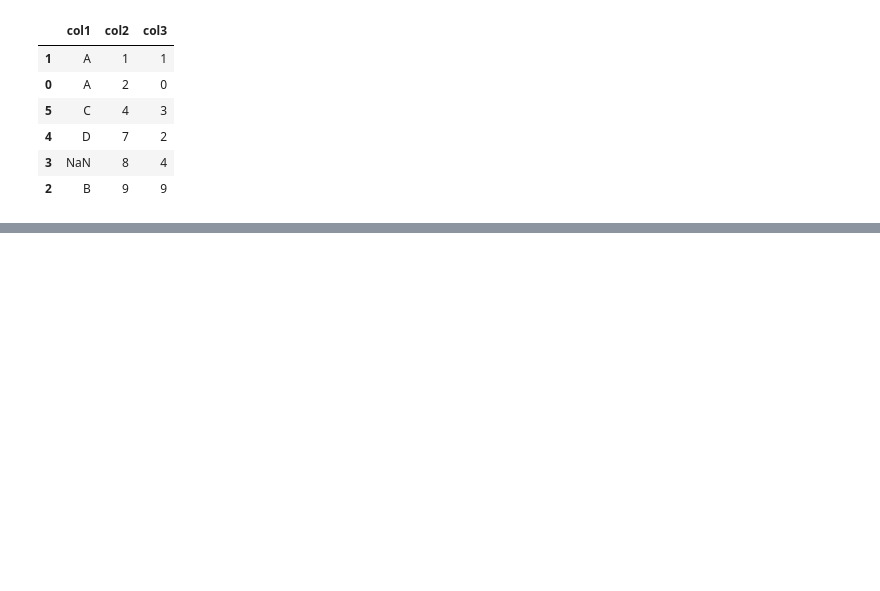
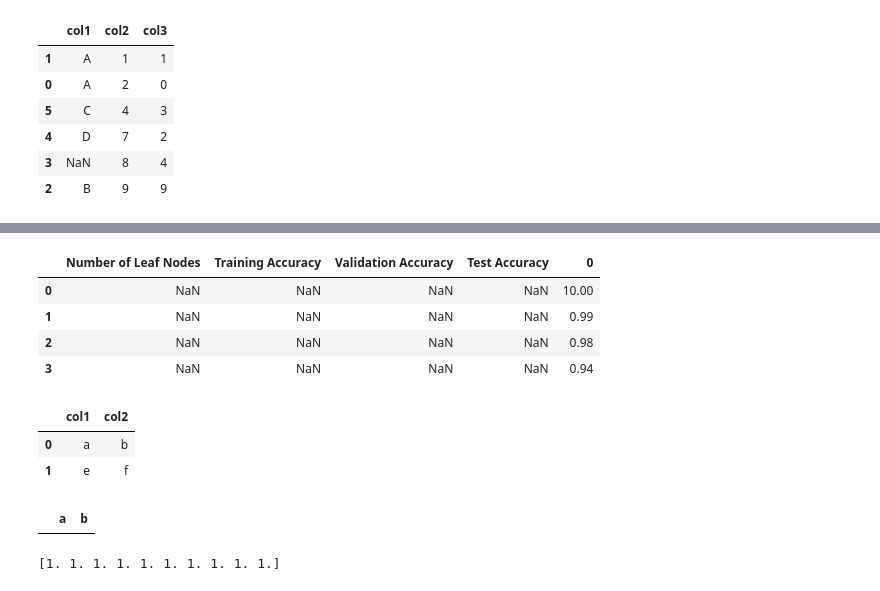
Before and after one commit to DWatkins/MachineLearning, a Jupyter notebook: Assignment1/Sandbox.ipynb, the cells around one changed output, grey strips where cells are left out. Cells and saved outputs as stored; diff of their text form; code cells hidden in the pictures; blank space fills up the shorter version.

```diff
--- a/Assignment1/Sandbox.ipynb
+++ b/Assignment1/Sandbox.ipynb
@@ -136,0 +157,34 @@ AttributeError: 'DataFrame' object has no attribute 'value_counts'
+# %%
+pruningData = pd.DataFrame(columns=['Number of Leaf Nodes',
+                                    'Training Accuracy',
+                                    'Validation Accuracy',
+                                    'Test Accuracy'])
+pruningData.describe()
+pruningData.append([10, .99, .98, .94])
+# %% [output]
+|  | Number of Leaf Nodes | Training Accuracy | Validation Accuracy | Test Accuracy | 0 |
+| 0 | NaN | NaN | NaN | NaN | 10.00 |
+| 1 | NaN | NaN | NaN | NaN | 0.99 |
+| 2 | NaN | NaN | NaN | NaN | 0.98 |
+| 3 | NaN | NaN | NaN | NaN | 0.94 |
+# %%
+list=[['a','b']]
+list.append(['e','f'])
+df=pd.DataFrame(list,columns=['col1','col2'])
+df.head()
+# %% [output]
+|  | col1 | col2 |
+| 0 | a | b |
+| 1 | e | f |
+# %%
+df = pd.DataFrame(columns=['a', 'b'])
+df
+# %% [output]
+|  | a | b |
+# %%
+a = np.ones((10))
+b = np.zeros((10))
+df = pd.DataFrame({'a':a, 'b':b})
+print(a)
+# %% [output]
+[1. 1. 1. 1. 1. 1. 1. 1. 1. 1.]
```
Also changed, not shown: parts of 6 cells of this notebook, 7 other files.
